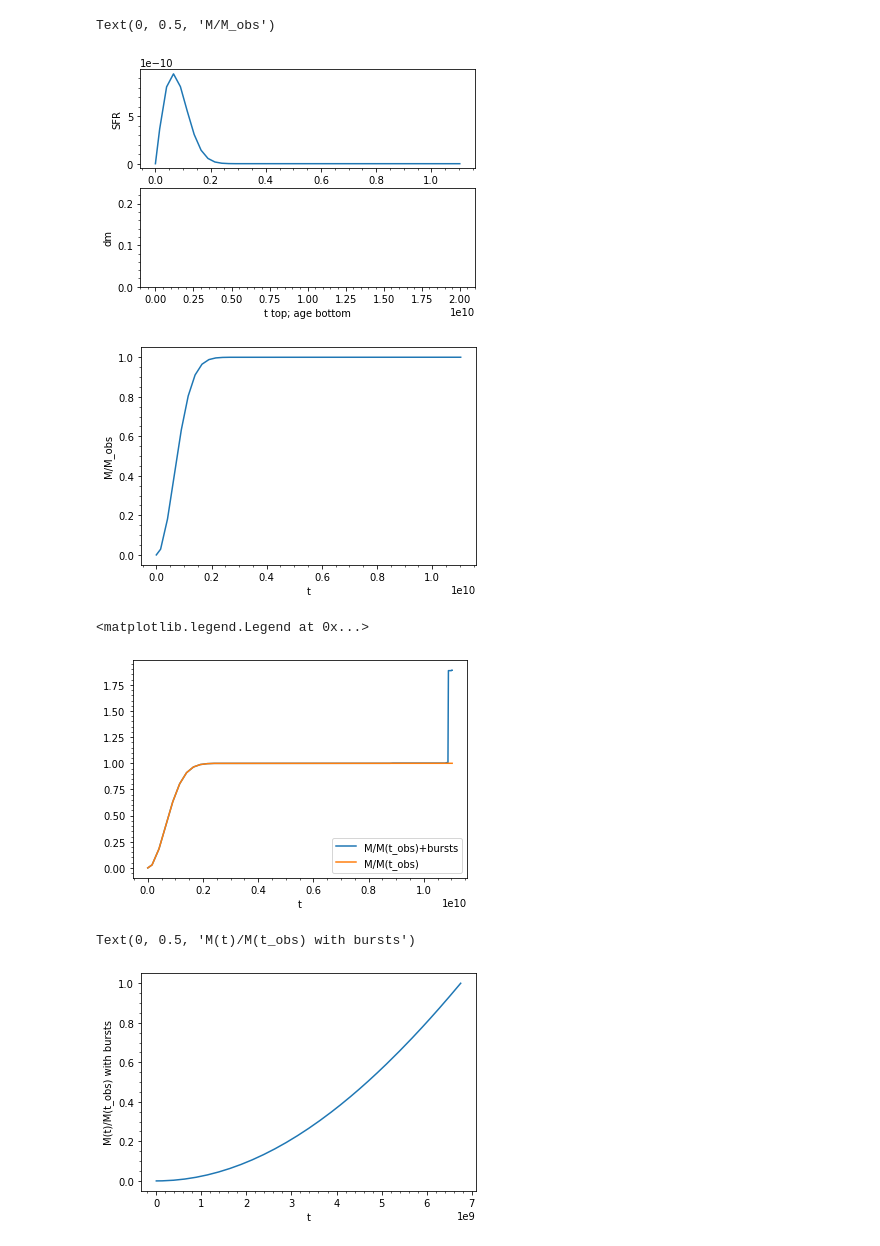
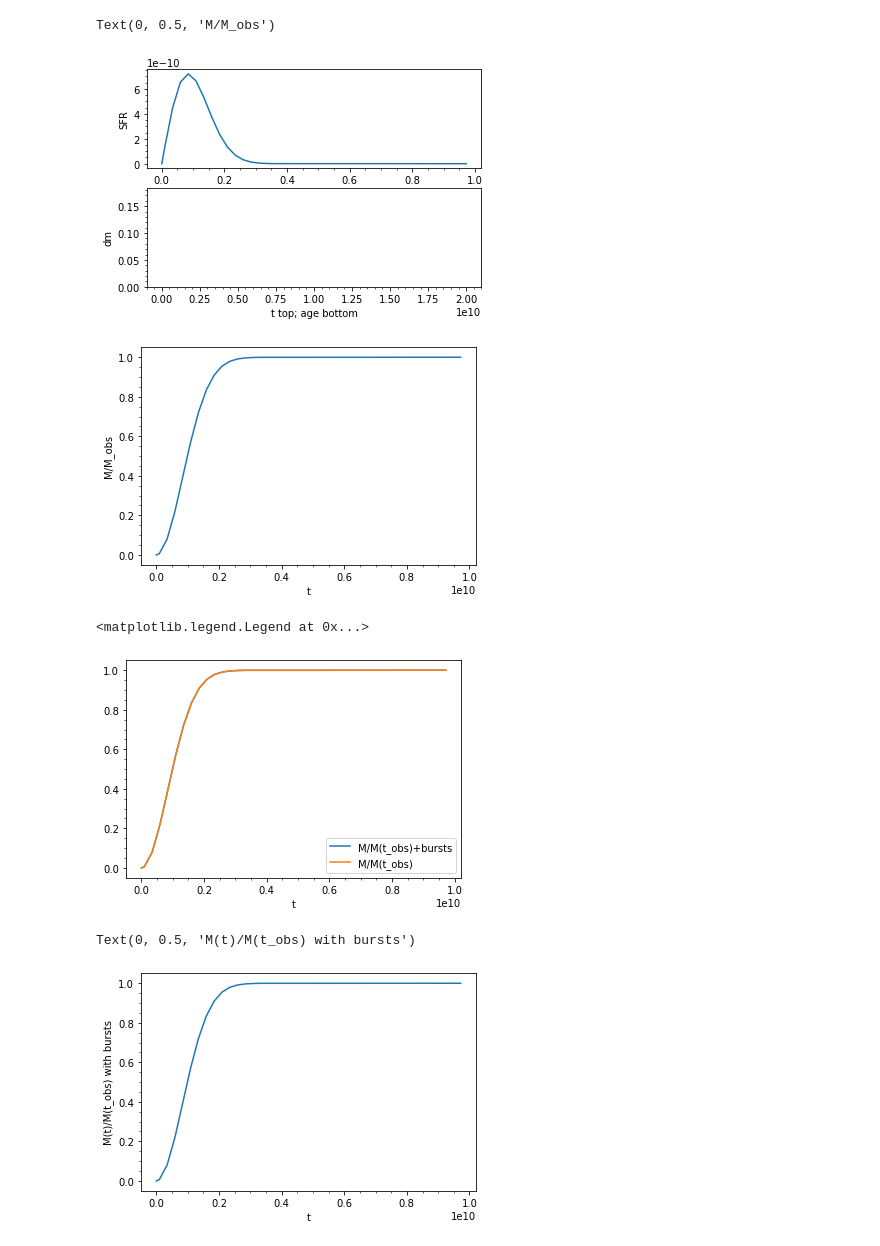
Before and after one commit to edoardorossi3/TESIedo_git, a Jupyter notebook: tesi_py/check_model.ipynb, the cells around one changed output. Cells and saved outputs as stored; diff of their text form; code cells hidden in the pictures.

```diff
--- a/tesi_py/check_model.ipynb
+++ b/tesi_py/check_model.ipynb
@@ -32,7 +32,7 @@ f_name=os.getenv('HOME')+'/Desktop/TESI/sandage_varZ_v4.1eq.fits'
 hdul=fits.open(f_name)
 data=hdul[1].data
 
-number=10143 #Number model 11264
+number=19 #Number model 11264
 
 t_obs=10.0**(data[number][0]) #t_obs in yr
 tau=10.0**(data[number][1]) #tau in yr
@@ -62,35 +62,35 @@ t=np.where(t<0.0, 0.0, t)
 m=1.0-np.exp(-t**2/(2.0*tau**2))
 sfr=t/(tau**2)*np.exp(-t**2/(2.0*tau**2))
 Nbins_t=np.size(t)
 sfr=(1.0/m[0])*sfr
 m=m/m[0]
 
 dm=[0.0]*(Nbins_t)
 
 dm[Nbins_t-1]=m[Nbins_t-1]
 for i in range(0, Nbins_t-1, 1):
     dm[i]=m[i]-m[i+1]
 
 
 fig, (ax1,ax2)=plt.subplots(2)
 ax1.plot(t, sfr)
 ax1.set_ylabel('SFR')
 ax1.minorticks_on()
 ax2.minorticks_on()
 ax2.bar(m_age, dm, align='center', width=0.2)
 ax2.set_xlabel('t top; age bottom')
 ax2.set_ylabel('dm')
 
 fig, ax3=plt.subplots(1)
 ax3.minorticks_on()
 ax3.plot(t, m)
 #ax3.set_title('t_obs {:4.2e}'.format(t_obs))
 ax3.set_xlabel('t')
 ax3.set_ylabel('M/M_obs')
 # %% [output]
 Text(0, 0.5, 'M/M_obs')
-[figure, old version]
+[figure, new version]
-[figure, old version]
+[figure, new version]
 # %%
 m_b=m
 for i in range(0, Nburst):
@@ -103,7 +103,7 @@ plt.xlabel('t')
 plt.legend(loc='lower right')
 # %% [output]
 <matplotlib.legend.Legend at 0x...>
-[figure, old version]
+[figure, new version]
 # %%
 m_bn=m_b/m_b[0] #mass function with burts normalized
 plt.plot(t, m_bn)
@@ -112,7 +112,7 @@ plt.xlabel('t')
 plt.ylabel('M(t)/M(t_obs) with bursts')
 # %% [output]
 Text(0, 0.5, 'M(t)/M(t_obs) with bursts')
-[figure, old version]
+[figure, new version]
 # %%
 Mass_tot=1.0+np.sum(A_burst)
 
```
Also changed, not shown: parts of 3 cells of this notebook, 8 other files.
